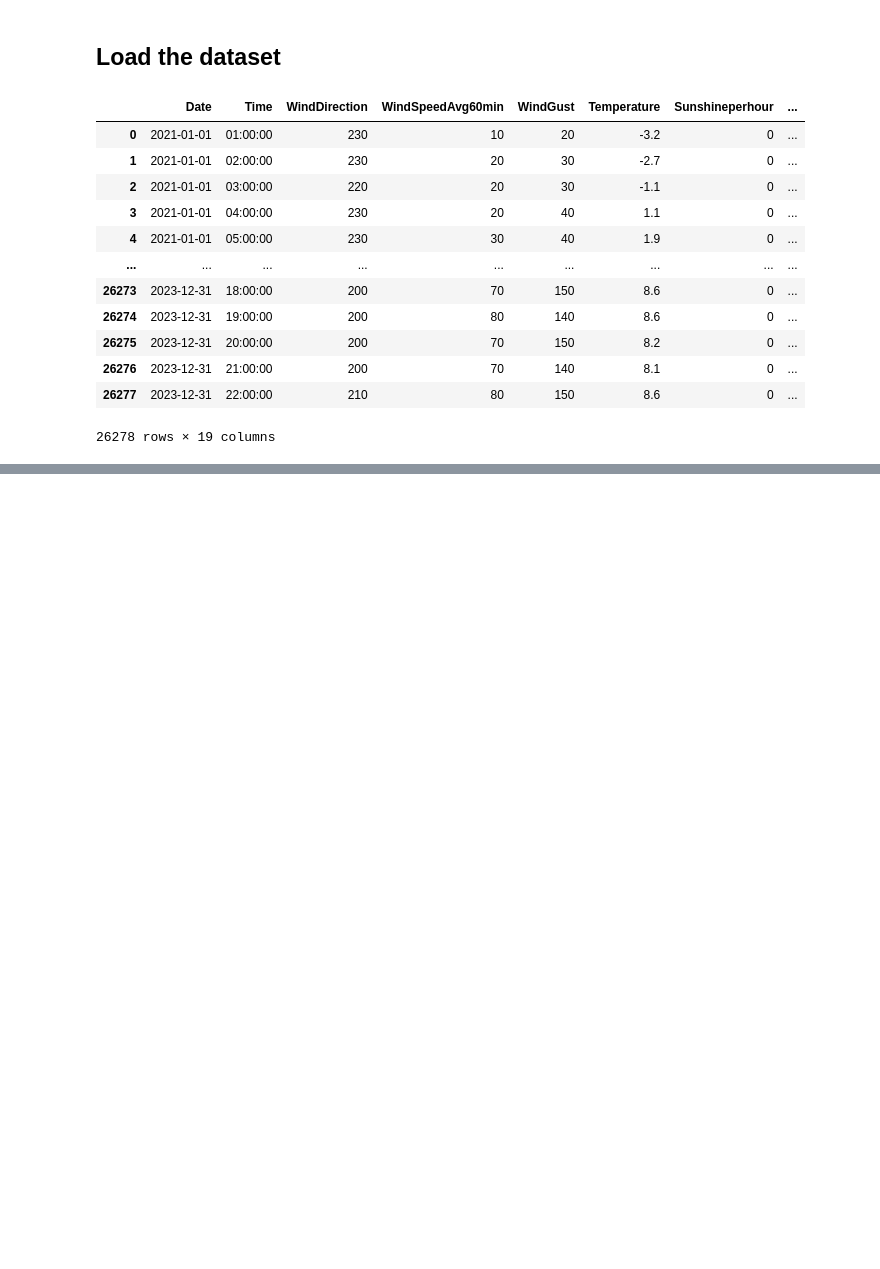
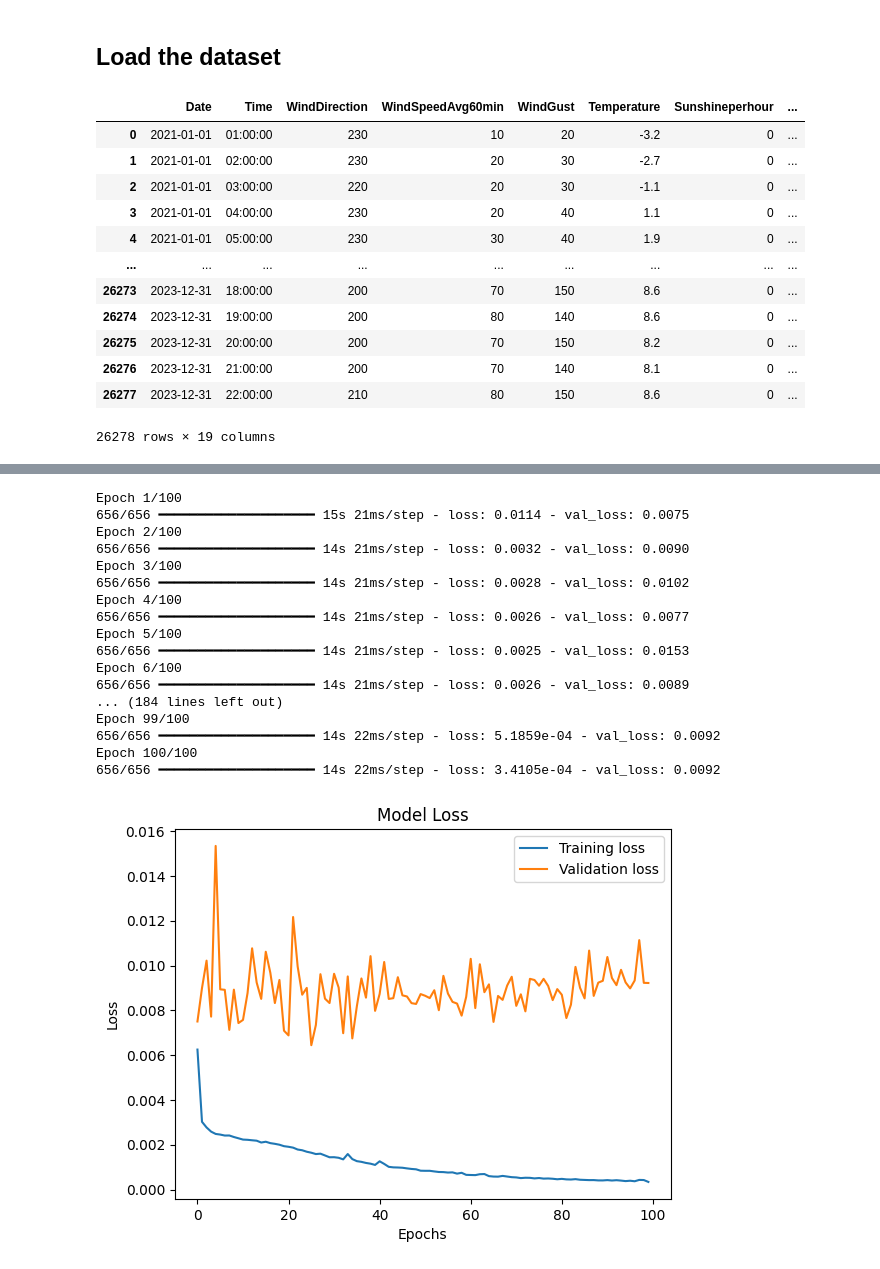
Before and after one commit to estherw66/EnergieOpwek, a Jupyter notebook: models/SolarEnergyPrediction.ipynb, the cells around one changed output, grey strips where cells are left out. Drawn from its saved outputs; the diff is of its cells as text; code cells hidden in the pictures; blank space fills up the shorter version.

```diff
--- a/models/SolarEnergyPrediction.ipynb
+++ b/models/SolarEnergyPrediction.ipynb
@@ -109,3 +113,33 @@ Model: "sequential_1"
  Total params: 31,451 (122.86 KB)
  Trainable params: 31,451 (122.86 KB)
  Non-trainable params: 0 (0.00 B)
+# %%
+history = model.fit(X_train, y_train, epochs=100, batch_size=32, validation_data=(X_test, y_test))
+
+
+plt.plot(history.history['loss'], label='Training loss')
+plt.plot(history.history['val_loss'], label='Validation loss')
+plt.legend()
+plt.title('Model Loss')
+plt.xlabel('Epochs')
+plt.ylabel('Loss')
+plt.show()
+# %% [output]
+Epoch 1/100
+656/656 ━━━━━━━━━━━━━━━━━━━━ 15s 21ms/step - loss: 0.0114 - val_loss: 0.0075
+Epoch 2/100
+656/656 ━━━━━━━━━━━━━━━━━━━━ 14s 21ms/step - loss: 0.0032 - val_loss: 0.0090
+Epoch 3/100
+656/656 ━━━━━━━━━━━━━━━━━━━━ 14s 21ms/step - loss: 0.0028 - val_loss: 0.0102
+Epoch 4/100
+656/656 ━━━━━━━━━━━━━━━━━━━━ 14s 21ms/step - loss: 0.0026 - val_loss: 0.0077
+Epoch 5/100
+656/656 ━━━━━━━━━━━━━━━━━━━━ 14s 21ms/step - loss: 0.0025 - val_loss: 0.0153
+Epoch 6/100
+656/656 ━━━━━━━━━━━━━━━━━━━━ 14s 21ms/step - loss: 0.0026 - val_loss: 0.0089
+... (184 lines left out)
+Epoch 99/100
+656/656 ━━━━━━━━━━━━━━━━━━━━ 14s 22ms/step - loss: 5.1859e-04 - val_loss: 0.0092
+Epoch 100/100
+656/656 ━━━━━━━━━━━━━━━━━━━━ 14s 22ms/step - loss: 3.4105e-04 - val_loss: 0.0092
+[figure, added]
```
Also changed, not shown: parts of 21 cells of this notebook, 1 other file.
